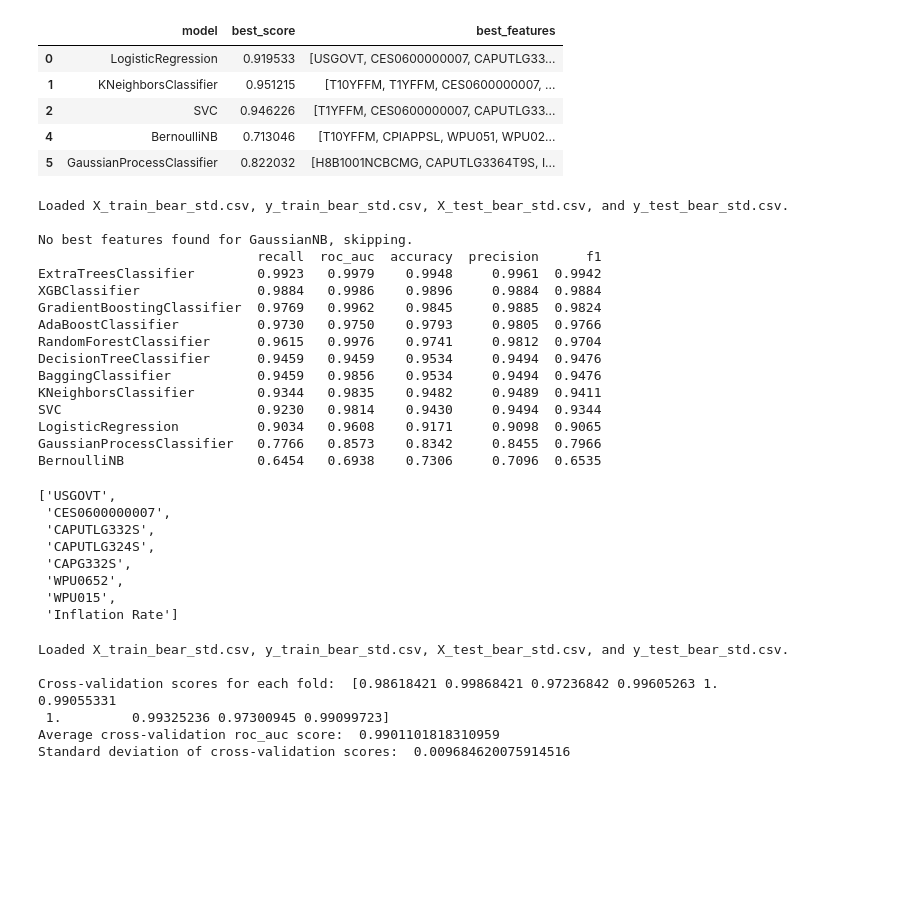
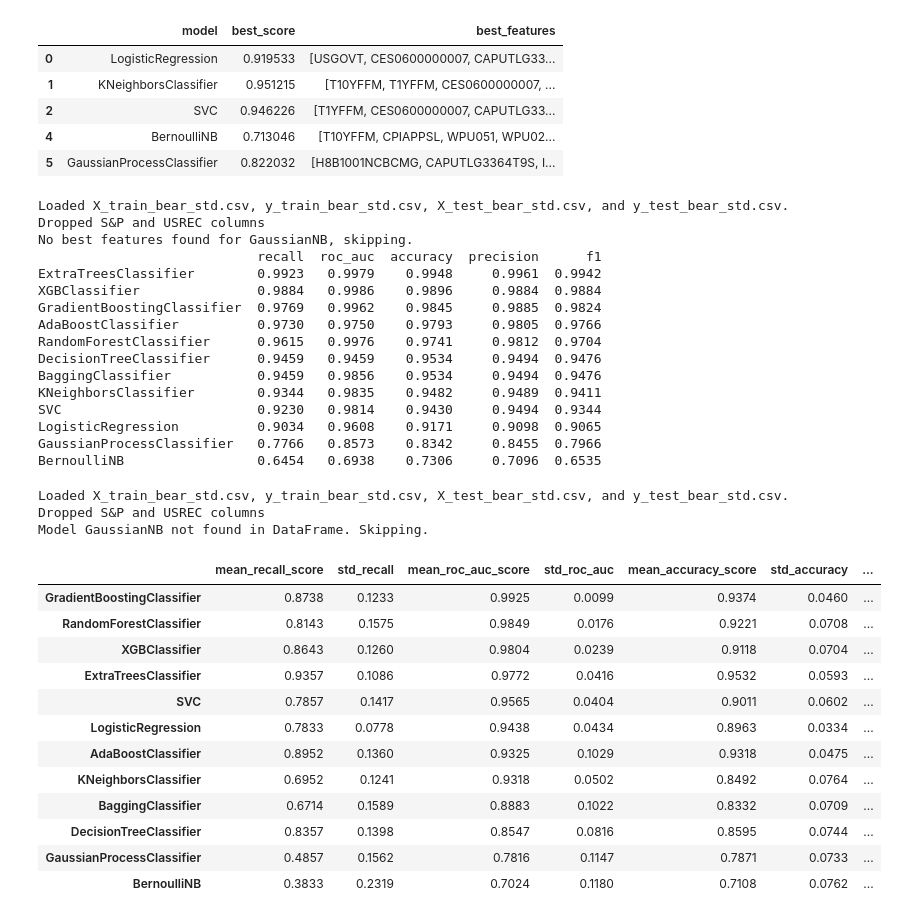
Before and after one commit to jonkerr/bug-free-palm-tree, a Jupyter notebook: permutation_importance.ipynb, the cells around one changed output. Cells and saved outputs as stored; diff of their text form; code cells hidden in the pictures; blank space fills up the shorter version.

Commit message:
updated cv_score implementation

```diff
--- a/permutation_importance.ipynb
+++ b/permutation_importance.ipynb
@@ -441,7 +447,8 @@ results_df.head()
 | 4 | BernoulliNB | 0.713046 | [T10YFFM, CPIAPPSL, WPU051, WPU02... |
 | 5 | GaussianProcessClassifier | 0.822032 | [H8B1001NCBCMG, CAPUTLG3364T9S, I... |
 # %%
-def load_and_parse_results(filename='feature_selection/permutation_importance_bear_std.csv'):
+def load_and_parse_results(target='bear', split='std'):
+    filename = f'feature_selection/permutation_importance_{target}_{split}.csv'
     results_df = pd.read_csv(filename, sep='\t')
     # drop na
     results_df = results_df.dropna()
@@ -523,7 +530,7 @@ print(eval_df)
 eval_df.to_csv("feature_selection/feature_selection_evaluation.csv")
 # %% [output]
 Loaded X_train_bear_std.csv, y_train_bear_std.csv, X_test_bear_std.csv, and y_test_bear_std.csv.
-
+Dropped S&P and USREC columns
 No best features found for GaussianNB, skipping.
                             recall  roc_auc  accuracy  precision      f1
 ExtraTreesClassifier        0.9923   0.9979    0.9948     0.9961  0.9942
@@ -538,45 +545,3 @@ SVC                         0.9230   0.9814    0.9430     0.9494  0.9344
 LogisticRegression          0.9034   0.9608    0.9171     0.9098  0.9065
 GaussianProcessClassifier   0.7766   0.8573    0.8342     0.8455  0.7966
 BernoulliNB                 0.6454   0.6938    0.7306     0.7096  0.6535
-# %%
-from sklearn.model_selection import cross_val_score
-
-results_df = load_and_parse_results()
-
-# get the list of important features from the random forest 'model' from 'best_features'
-important_features = results_df.loc[results_df['model'] == 'RandomForestClassifier', 'best_features'].iloc[0]
-important_features
-# %% [output]
-['USGOVT',
- 'CES0600000007',
- 'CAPUTLG332S',
- 'CAPUTLG324S',
- 'CAPG332S',
- 'WPU0652',
- 'WPU015',
- 'Inflation Rate']
-# %%
-
-X_train, y_train, X_test, y_test = load_data()
-X_train_important = X_train[important_features]
-y_train = y_train.ravel()
-SCORING = 'roc_auc'
-# Choose a model to evaluate
-model = RandomForestClassifier(random_state=SEED)
-
-# Perform cross-validation and get the scores
-cv_scores = cross_val_score(model, X_train, y_train, cv=10, scoring=SCORING)
-
-# Print the cross-validation scores for each fold
-print("Cross-validation scores for each fold: ", cv_scores)
-
-# Compute the average score and standard deviation
-print(f"Average cross-validation {SCORING} score: ", cv_scores.mean())
-print("Standard deviation of cross-validation scores: ", cv_scores.std())
-# %% [output]
-Loaded X_train_bear_std.csv, y_train_bear_std.csv, X_test_bear_std.csv, and y_test_bear_std.csv.
-
-Cross-validation scores for each fold:  [0.98618421 0.99868421 0.97236842 0.99605263 1.         0.99055331
- 1.         0.99325236 0.97300945 0.99099723]
-Average cross-validation roc_auc score:  0.9901101818310959
-Standard deviation of cross-validation scores:  0.009684620075914516
@@ -582,0 +613,24 @@ Standard deviation of cross-validation scores:  0.009684620075914516
+# %%
+results_df = load_and_parse_results(target='bear', split='std')
+
+cv_results = perform_cross_validation(target='bear', split='std', datatype='test', results_df=results_df)
+# %% [output]
+Loaded X_train_bear_std.csv, y_train_bear_std.csv, X_test_bear_std.csv, and y_test_bear_std.csv.
+Dropped S&P and USREC columns
+Model GaussianNB not found in DataFrame. Skipping.
+# %%
+cv_results
+# %% [output]
+|  | mean_recall_score | std_recall | mean_roc_auc_score | std_roc_auc | mean_accuracy_score | std_accuracy | ... |
+| GradientBoostingClassifier | 0.8738 | 0.1233 | 0.9925 | 0.0099 | 0.9374 | 0.0460 | ... |
+| RandomForestClassifier | 0.8143 | 0.1575 | 0.9849 | 0.0176 | 0.9221 | 0.0708 | ... |
+| XGBClassifier | 0.8643 | 0.1260 | 0.9804 | 0.0239 | 0.9118 | 0.0704 | ... |
+| ExtraTreesClassifier | 0.9357 | 0.1086 | 0.9772 | 0.0416 | 0.9532 | 0.0593 | ... |
+| SVC | 0.7857 | 0.1417 | 0.9565 | 0.0404 | 0.9011 | 0.0602 | ... |
+| LogisticRegression | 0.7833 | 0.0778 | 0.9438 | 0.0434 | 0.8963 | 0.0334 | ... |
+| AdaBoostClassifier | 0.8952 | 0.1360 | 0.9325 | 0.1029 | 0.9318 | 0.0475 | ... |
+| KNeighborsClassifier | 0.6952 | 0.1241 | 0.9318 | 0.0502 | 0.8492 | 0.0764 | ... |
+| BaggingClassifier | 0.6714 | 0.1589 | 0.8883 | 0.1022 | 0.8332 | 0.0709 | ... |
+| DecisionTreeClassifier | 0.8357 | 0.1398 | 0.8547 | 0.0816 | 0.8595 | 0.0744 | ... |
+| GaussianProcessClassifier | 0.4857 | 0.1562 | 0.7816 | 0.1147 | 0.7871 | 0.0733 | ... |
+| BernoulliNB | 0.3833 | 0.2319 | 0.7024 | 0.1180 | 0.7108 | 0.0762 | ... |
```
Also changed, not shown: parts of 6 cells of this notebook.
